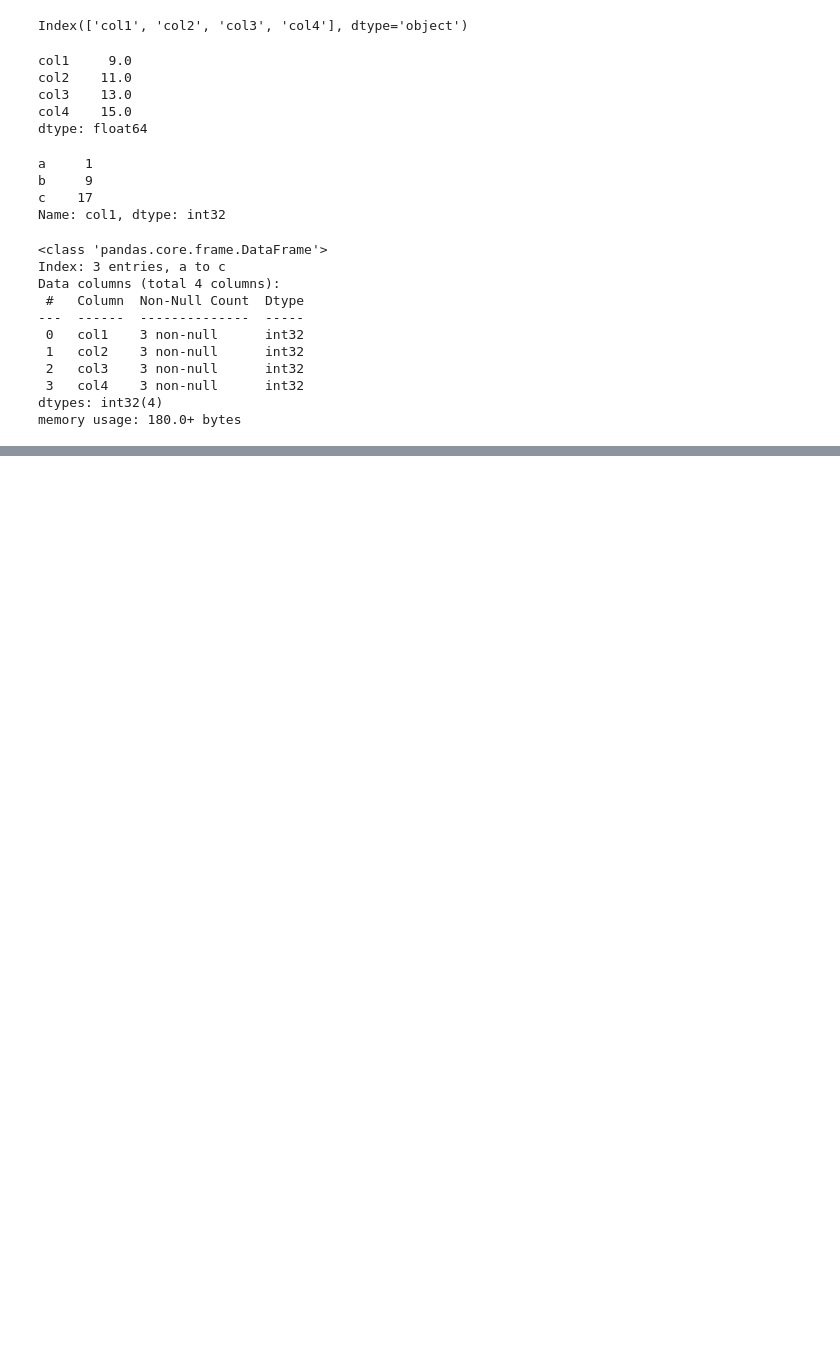
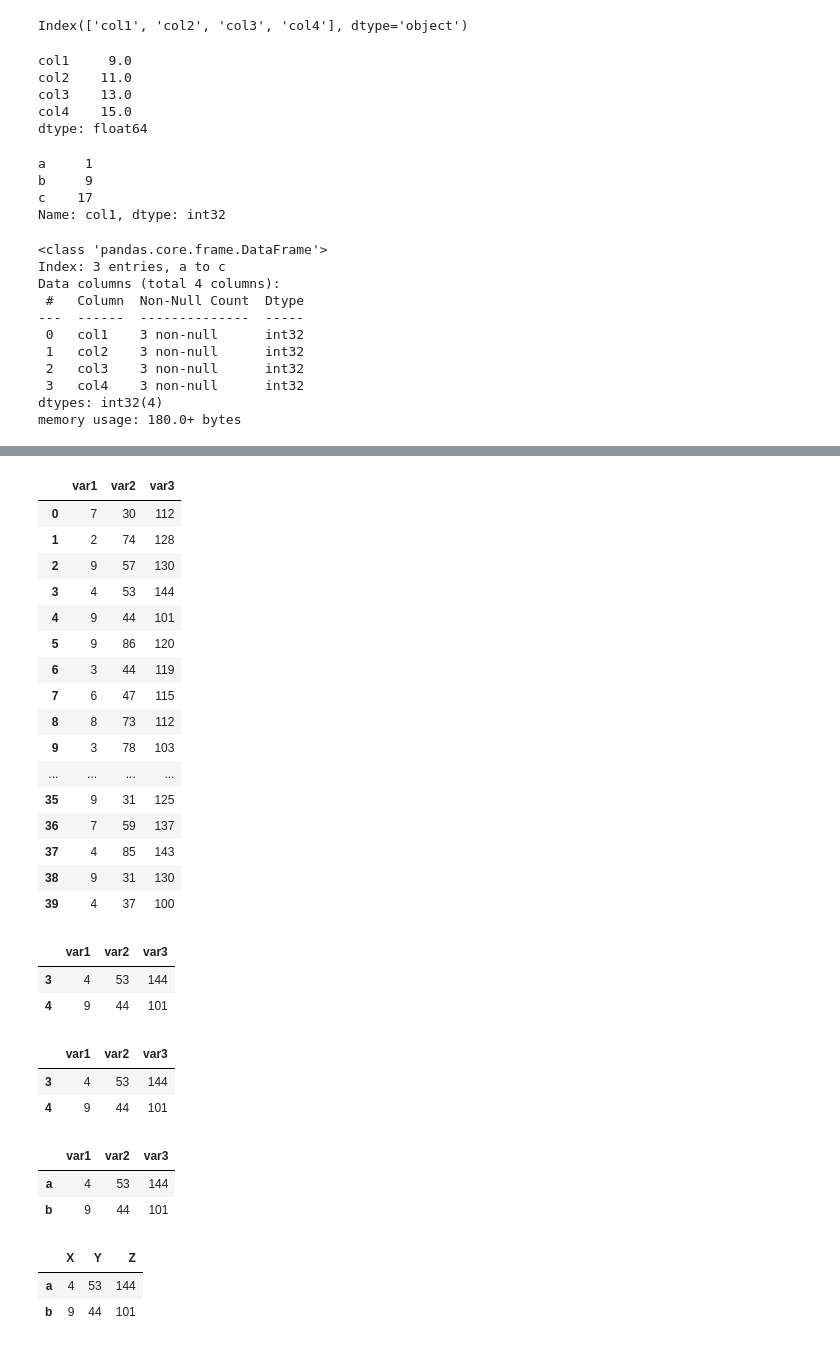
Before and after one commit to yasir5008/DS_-_ITF_Just_Working_Directory, a Jupyter notebook: DS_python_works/DAwPy_S4.ipynb, the cells around one changed output, grey strips where cells are left out. Drawn from its saved outputs; the diff is of its cells as text; code cells hidden in the pictures; blank space fills up the shorter version.

```diff
--- a/DS_python_works/DAwPy_S4.ipynb
+++ b/DS_python_works/DAwPy_S4.ipynb
@@ -185,0 +228,7 @@ memory usage: 180.0+ bytes
+# %%
+s1 = np.random.randint(2,10, size = 40)
+s2 = np.random.randint(30,100, size = 40)
+s3 = np.random.randint(100,150, size = 40)
+# %%
+myDict = {'var1':s1,'var2':s2,'var3':s3}
+myDict
@@ -185,0 +245,41 @@ memory usage: 180.0+ bytes
+# %%
+df_dict = pd.DataFrame(myDict)
+df_dict
+# %% [output]
+|  | var1 | var2 | var3 |
+| 0 | 7 | 30 | 112 |
+| 1 | 2 | 74 | 128 |
+| 2 | 9 | 57 | 130 |
+| 3 | 4 | 53 | 144 |
+| 4 | 9 | 44 | 101 |
+| 5 | 9 | 86 | 120 |
+| 6 | 3 | 44 | 119 |
+| 7 | 6 | 47 | 115 |
+| 8 | 8 | 73 | 112 |
+| 9 | 3 | 78 | 103 |
+| ... | ... | ... | ... |
+| 35 | 9 | 31 | 125 |
+| 36 | 7 | 59 | 137 |
+| 37 | 4 | 85 | 143 |
+| 38 | 9 | 31 | 130 |
+| 39 | 4 | 37 | 100 |
+# %%
+df_dict[3:5]
+# %% [output]
+|  | var1 | var2 | var3 |
+| 3 | 4 | 53 | 144 |
+| 4 | 9 | 44 | 101 |
+# %%
+df_dict2 = df_dict[3:5]
+df_dict2
+# %% [output]
+|  | var1 | var2 | var3 |
+| 3 | 4 | 53 | 144 |
+| 4 | 9 | 44 | 101 |
+# %%
+df_dict2.index = ['a','b']
+df_dict2
+# %% [output]
+|  | var1 | var2 | var3 |
+| a | 4 | 53 | 144 |
+| b | 9 | 44 | 101 |
@@ -185,0 +288,6 @@ memory usage: 180.0+ bytes
+# %%
+df_dict2
+# %% [output]
+|  | X | Y | Z |
+| a | 4 | 53 | 144 |
+| b | 9 | 44 | 101 |
```
Also changed, not shown: parts of 52 cells of this notebook.
